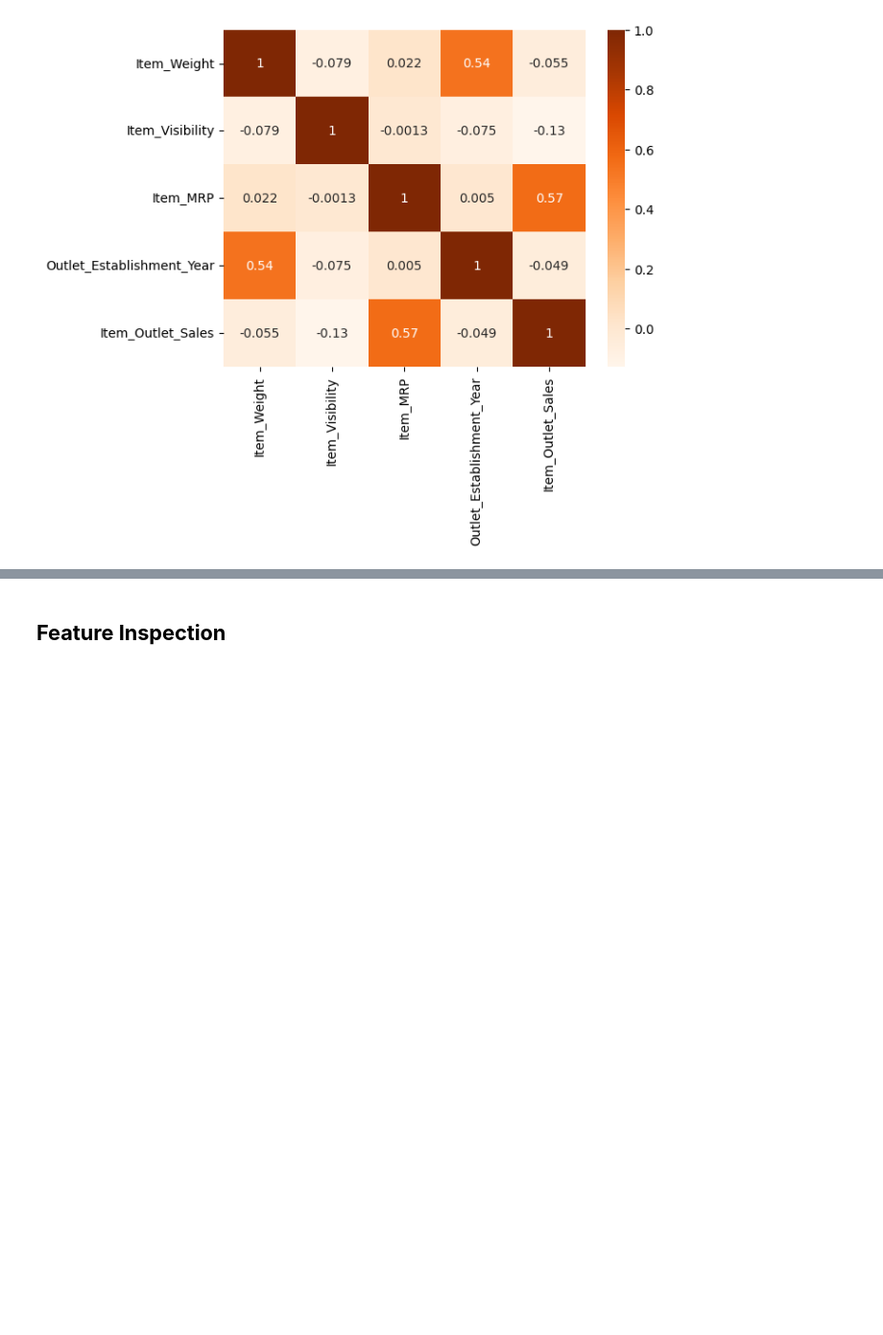
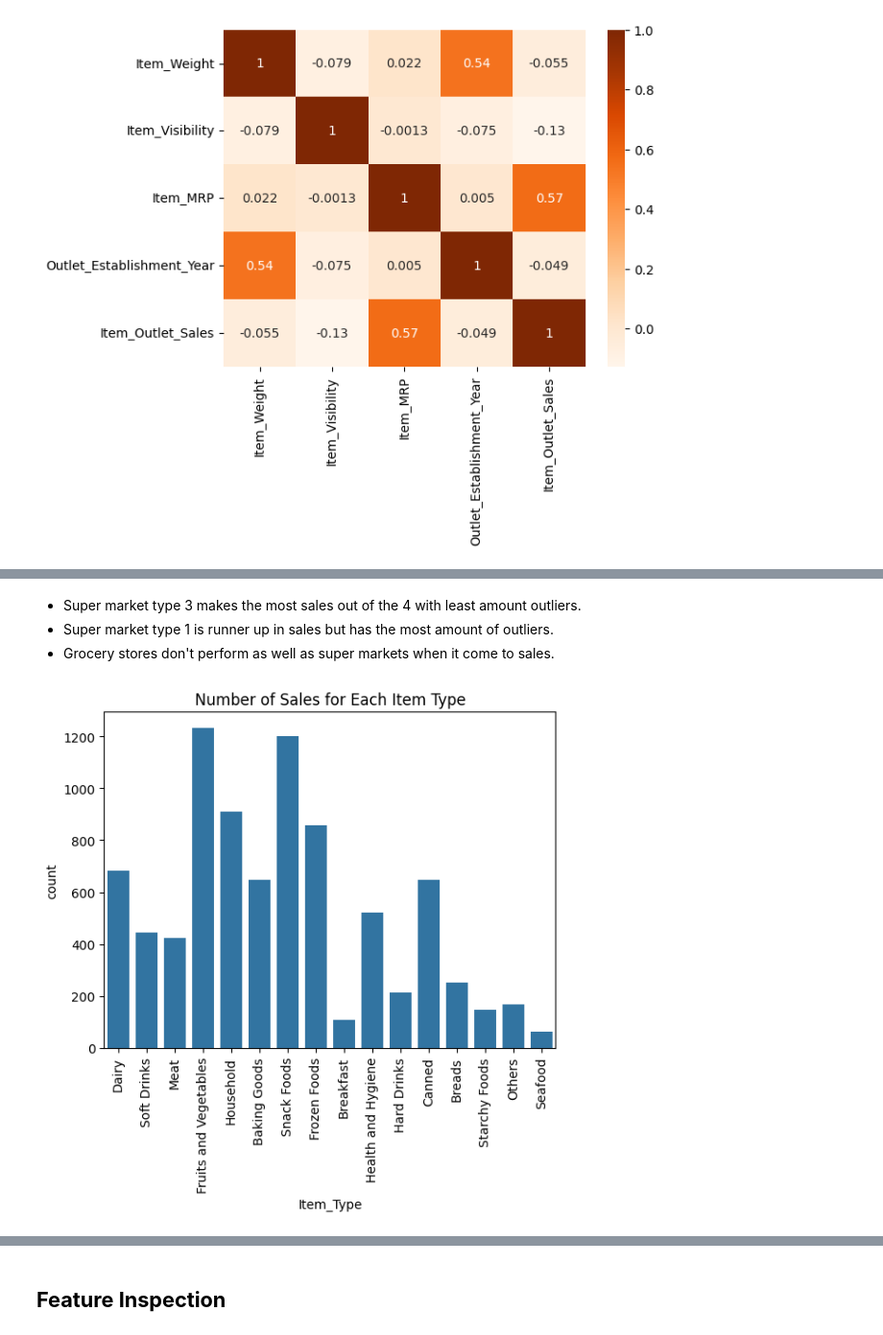
Before and after one commit to carlolopez03/Prediction-of-Product-Sales, a Jupyter notebook: Prediction_of_Product_Sales.ipynb, the cells around one changed output, grey strips where cells are left out. Shown at 96% size. Drawn from its saved outputs; the diff is of its cells as text; code cells hidden in the pictures; blank space fills up the shorter version.

```diff
--- a/Prediction_of_Product_Sales.ipynb
+++ b/Prediction_of_Product_Sales.ipynb
@@ -265,0 +214,10 @@ sns.heatmap(corr, cmap = 'Oranges', annot=True);
+# %% [markdown]
+- Super market type 3 makes the most sales out of the 4 with least amount outliers.
+- Super market type 1 is runner up in sales but has the most amount of outliers.
+- Grocery stores don't perform as well as super markets when it come to sales.
+# %%
+ax = sns.countplot(data=df, x='Item_Type')
+ax.tick_params(axis='x', rotation=90)
+ax.set_title('Number of Sales for Each Item Type');
+# %% [output]
+[figure, added]
```
Also changed, not shown: parts of 59 cells of this notebook.
